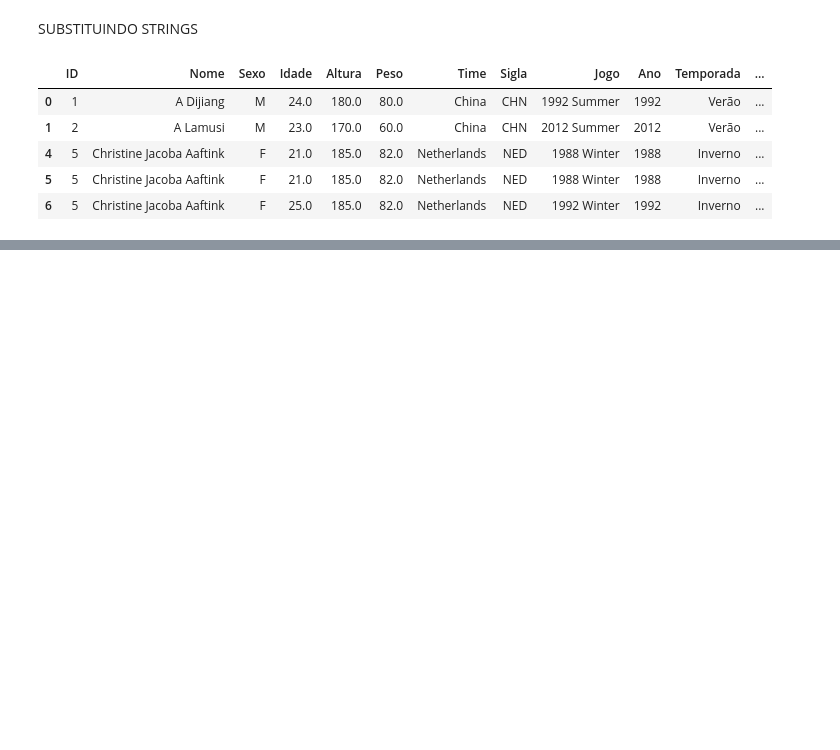
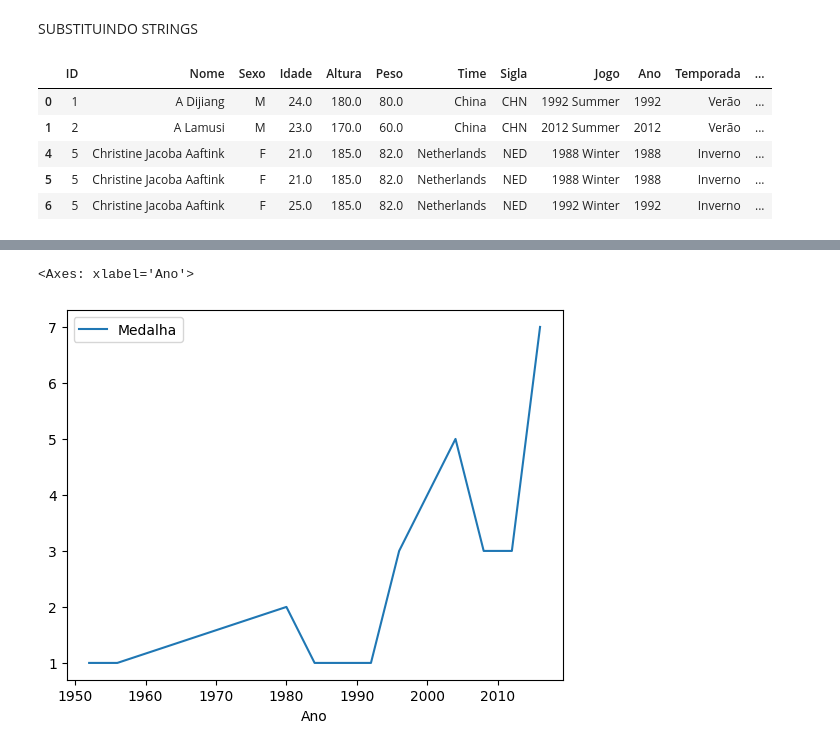
Before and after one commit to rafaelkashira23/Do-ETL-ao-Machine-Learning---120-anos-de-Olimpiadas---Impacta-Tecnologia, a Jupyter notebook: 120_ANOS_OLIMPIADAS.ipynb, the cells around one changed output, grey strips where cells are left out. Drawn from its saved outputs; the diff is of its cells as text; code cells hidden in the pictures; blank space fills up the shorter version.

```diff
--- a/120_ANOS_OLIMPIADAS.ipynb
+++ b/120_ANOS_OLIMPIADAS.ipynb
@@ -194,3 +198,10 @@ olim.head()
 | 4 | 5 | Christine Jacoba Aaftink | F | 21.0 | 185.0 | 82.0 | Netherlands | NED | 1988 Winter | 1988 | Inverno | ... |
 | 5 | 5 | Christine Jacoba Aaftink | F | 21.0 | 185.0 | 82.0 | Netherlands | NED | 1988 Winter | 1988 | Inverno | ... |
 | 6 | 5 | Christine Jacoba Aaftink | F | 25.0 | 185.0 | 82.0 | Netherlands | NED | 1992 Winter | 1992 | Inverno | ... |
+# %%
+#Fazendo uma cópia do dataframe, removendo algumas colunas
+olimPais = olim
+olimPais = olimPais.drop(columns=['ID','Nome','Peso','Altura','Idade','Sexo'])
+# %%
+#eliminando duplicidades
+olimPais = olimPais.drop_duplicates()
@@ -196,0 +258,6 @@ olim.head()
+# %%
+#plotando o grafico
+olimPais[(olimPais['Sigla'] == 'BRA') & (olimPais['Medalha'] == 'Gold')].groupby(['Ano'])[['Medalha']].count().plot()
+# %% [output]
+<Axes: xlabel='Ano'>
+[figure, added]
```
Also changed, not shown: parts of 5 cells of this notebook.
